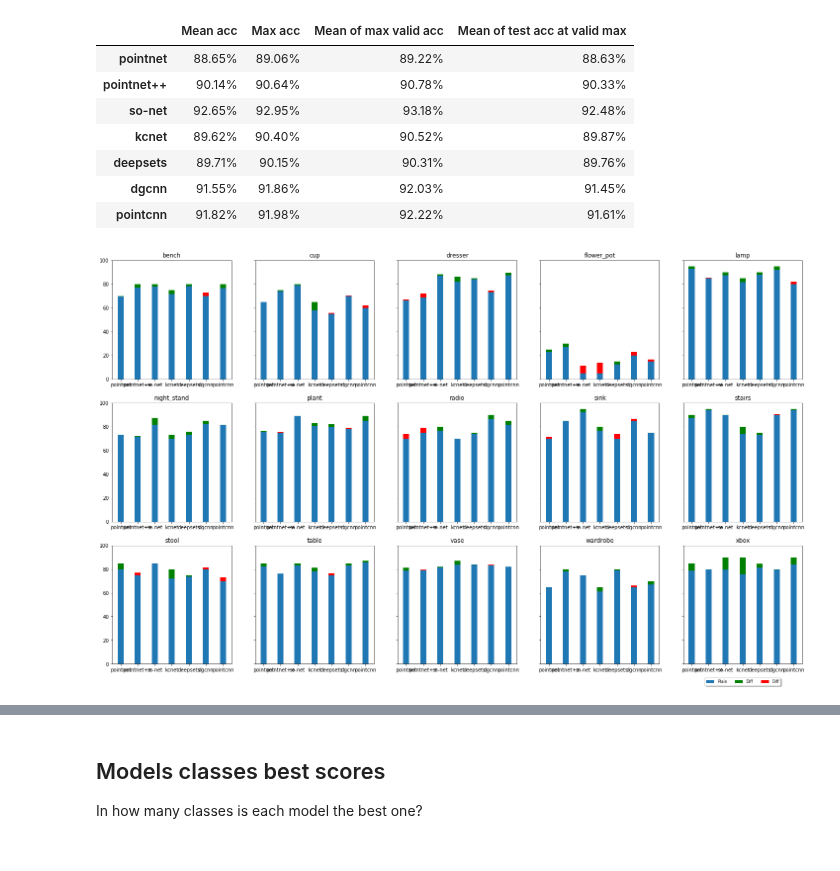
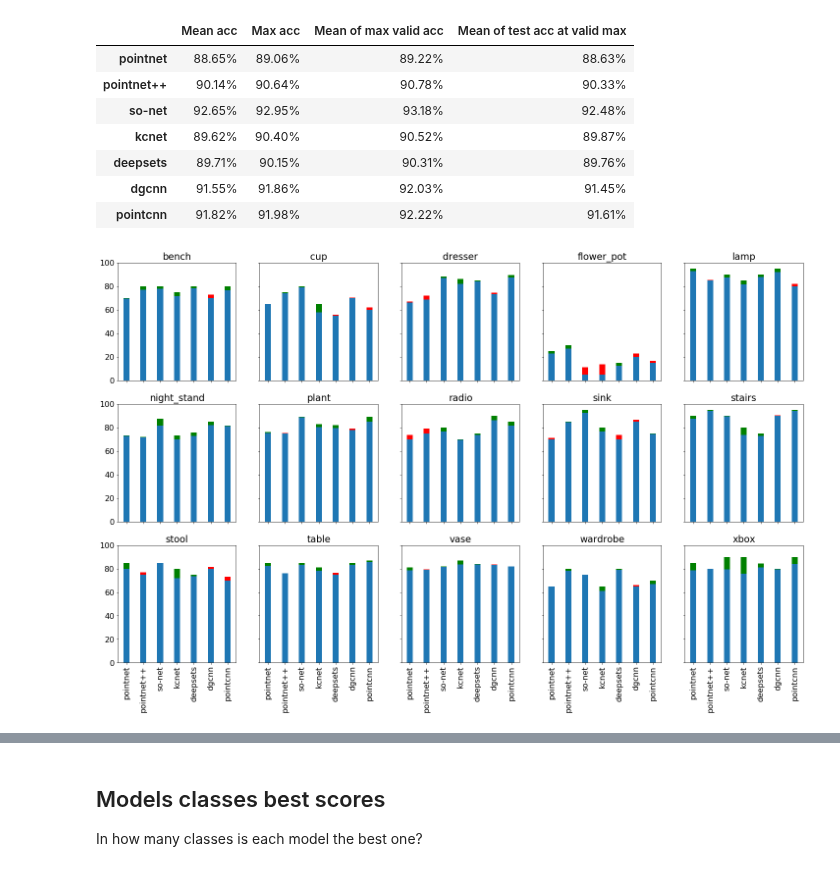
Before and after one commit to dkoguciuk/ensemble_learning_for_point_clouds, a Jupyter notebook: analysis.ipynb, the cells around one changed output, grey strips where cells are left out. Cells and saved outputs as stored; diff of their text form; code cells hidden in the pictures.

```diff
--- a/analysis.ipynb
+++ b/analysis.ipynb
@@ -233,0 +300,21 @@ plot_acc_in_num_models(ax2, acc_stats_sonet_bagging, 'mean_class_acc')
+# %%
+f, (ax1, ax2) = plt.subplots(1, 2, sharey=True, figsize=(25, 8))
+#'pointnet', 'pointnet++', 'so-net', 'kcnet', 'deepsets', 'dgcnn', 'pointcnn'
+styles = {'so-net': {'color': 'r', 'linestyle': '-', 'label': 'Base SO-Net'},
+          'so-net_sz_01': {'color': '#dddddd', 'linestyle': '-', 'label': 'Bagging without replacement, 10% of traing set'},
+          'so-net_sz_02': {'color': '#cccccc', 'linestyle': '-', 'label': 'Bagging without replacement, 20% of traing set'},
+          'so-net_sz_03': {'color': '#bbbbbb', 'linestyle': '-', 'label': 'Bagging without replacement, 30% of traing set'},
+          'so-net_sz_04': {'color': '#aaaaaa', 'linestyle': '-', 'label': 'Bagging without replacement, 40% of traing set'},
+          'so-net_sz_05': {'color': '#888888', 'linestyle': '-', 'label': 'Bagging without replacement, 50% of traing set'},
+          'so-net_sz_06': {'color': '#666666', 'linestyle': '-', 'label': 'Bagging without replacement, 60% of traing set'},
+          'so-net_sz_07': {'color': '#444444', 'linestyle': '-', 'label': 'Bagging without replacement, 70% of traing set'},
+          'so-net_sz_08': {'color': '#222222', 'linestyle': '-', 'label': 'Bagging without replacement, 80% of traing set'},
+          'so-net_sz_09': {'color': '#000000', 'linestyle': '-', 'label': 'Bagging without replacement, 90% of traing set'},
+          'so-net_bagging': {'color': 'b', 'linestyle': '-', 'label': 'Bagging with replacement'}
+         }
+h = 0.2
+handles, labels = plot_acc_in_num_models(ax1, acc_stats_sonet_bagging, 'acc', styles, h, without_errorbar=True)
+plot_acc_in_num_models(ax2, acc_stats_sonet_bagging, 'mean_class_acc', styles, h, without_errorbar=True)
+f.legend(handles=handles, loc='lower center', ncol=3)
+ax1.set_ylim((0.82, 0.94))
+f.savefig('sonet_bagging.png', bbox_inches='tight')
@@ -362,35 +478,39 @@ high_acc_classes = sorted(min_values[15:], key=lambda x: x[1])
 # %%
 def draw_class_accs(acc_classes_list, y_lim):
     ind = np.arange(len(BASE_MODELS))    # the x locations for the groups
     width = 0.35       # the width of the bars: can also be len(x) sequence
 
     num_cols = 5
     num_rows = int(len(acc_classes_list) / num_cols)
-    f, axes = plt.subplots(num_rows, num_cols, sharey=True, figsize=(25, 5 * num_rows))
+    f, axes = plt.subplots(num_rows, num_cols, sharey=True, sharex=True, figsize=(25, 5 * num_rows))
     plt.setp(axes, xticks=ind, xticklabels=BASE_MODELS, yticks=range(y_lim[0],y_lim[1] + 1, int((y_lim[1]-y_lim[0])/5)))
 
     for c in range(num_cols):
         for r in range(num_rows):
             tmp_idx = c + num_cols * r
             idx = acc_classes_list[tmp_idx][1]
             class_plain_mean = [100 * acc_stats_base_models[x][1]['class_accs'][idx]['mean'] for x in BASE_MODELS]
             # class_plain_stddev = [acc_stats_base_models[x][1]['class_accs'][idx]['stddev'] for x in BASE_MODELS]
             class_ensemble_mean = [100 * acc_stats_base_models[x][10]['class_accs'][idx]['mean'] for x in BASE_MODELS]
             diff = [class_ensemble_mean[x] - class_plain_mean[x] for x in range(len(class_plain_mean))]
             diff_up = [x if x > 0 else 0 for x in diff]
             diff_down = [x if x < 0 else 0 for x in diff]
             axes[r][c].bar(ind, class_plain_mean, width, label='Plain')
             axes[r][c].bar(ind, diff_up, width,
                          bottom=class_plain_mean, label='Diff', color='g')
             axes[r][c].bar(ind, diff_down, width,
                          bottom=class_plain_mean, label='Diff', color='r')
             axes[r][c].set_title(CLASS_NAMES[idx])
             axes[r][c].set_ylim(y_lim)
+            for tick in axes[r][c].get_xticklabels():
+                tick.set_rotation(90)
+    return f
 
-    plt.legend(loc='upper center',
-                  bbox_to_anchor=(0.5, -0.1), prop={'size': 8},
-                  fancybox=True, shadow=True, ncol=5)
+#     plt.legend(loc='upper center',
+#                   bbox_to_anchor=(0.5, -0.1), prop={'size': 8},
+#                   fancybox=True, shadow=True, ncol=5)
 
-draw_class_accs(low_acc_classes, [0, 100])
+f = draw_class_accs(low_acc_classes, [0, 100])
+f.savefig('class_accuracy_1.png', bbox_inches='tight')
 # %% [output]
-[figure, old version]
+[figure, new version]
```
Also changed, not shown: parts of 30 cells of this notebook, 26 other files.
